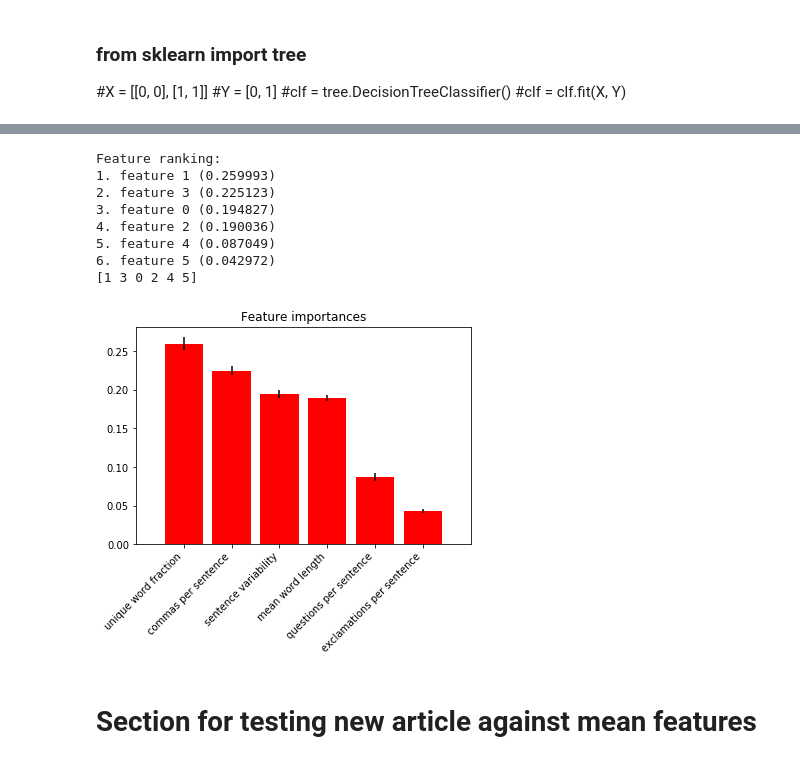
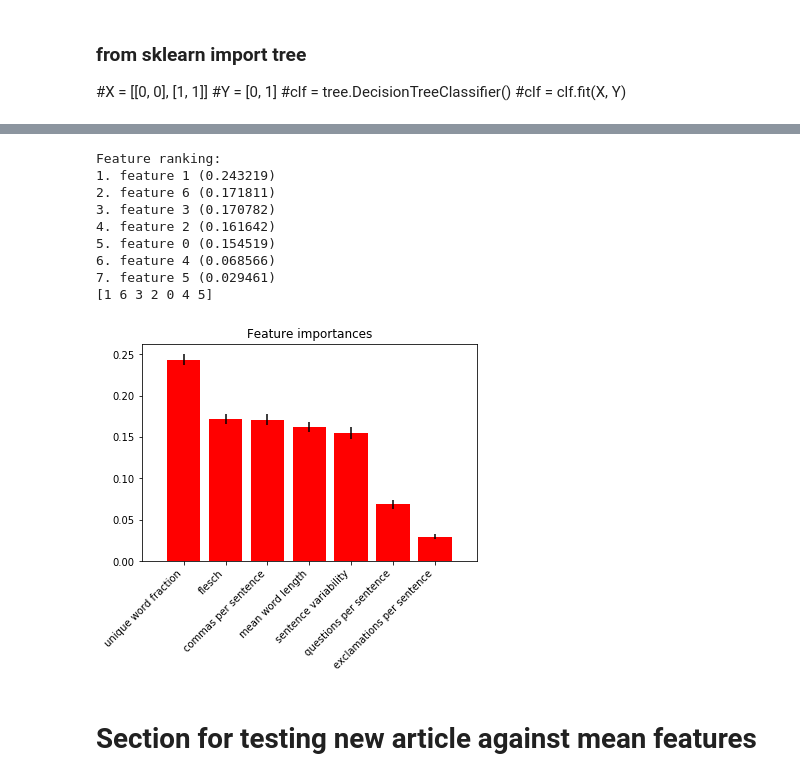
Before and after one commit to jwymbs23/insight, a Jupyter notebook: eda_news_articles.ipynb, the cells around one changed output, grey strips where cells are left out. Cells and saved outputs as stored; diff of their text form; code cells hidden in the pictures.

Commit message:
pickled dataframes, added flesch readability, added xgboost

```diff
--- a/eda_news_articles.ipynb
+++ b/eda_news_articles.ipynb
@@ -537,8 +672,11 @@ adverb_ps = []
 sup_adv_ps = []
 verb_ps = []
 sent_compound = []
+flesch = []
+#n_articles = 2000
 #VB, VBD, VBG, VBN, VBP, VBZ
 #RB, WRB, RBR, RBS
+#JJ, JJR, JJS
 #feature names: word_count, sent_count, sent_len, unique_word_frac, word_len, sent_len_std, cps
 for i in [nyt, breit, wapo, guard]:
     wc += i.word_count
@@ -549,12 +687,14 @@ for i in [nyt, breit, wapo, guard]:
     cps += i.cps
     qps += i.qps
     exps += i.exps
+    flesch += i.flesch_level
     #adverb_ps += [float(sum(dict_vals.values())/sl) for dict_vals, sl in zip(i.adverb_count, i.sent_count)]
     #sup_adv_ps += [float(dict_vals['WRB']/sl) for dict_vals, sl in zip(i.adverb_count, i.sent_count)]
     #verb_ps += [float(dict_vals['VBZ']/sl) for dict_vals, sl in zip(i.verb_count, i.sent_count)]
     #sent_compound += [vec[2] if vec[1] + vec[3] == 0 else vec[2]/(vec[1] + vec[3]) for vec in i.sentiment_vec]
-print(sup_adv_ps[:10])
-print(sent_compound[:10])
+#print(sup_adv_ps[:10])
+#print(sent_compound[:10])
+print(flesch[:10])
 #print(nyt.adverb_count)
 #print(total_adverb_ps[:10])
 #wc = nyt_wc + breit_wc + wapo_wc
@@ -570,15 +709,16 @@ print(sent_compound[:10])
 # %%
 #combine features
-X = [[i, j, k, l, m, n] for i, j, k, l, m, n in zip(
-    sent_len_std, unique_word_frac, word_len, cps, qps, exps)]#, sup_adv_ps, verb_ps, sent_compound)]
+X = [[i, j, k, l, m, n, o] for i, j, k, l, m, n, o in zip(
+    sent_len_std, unique_word_frac, word_len, cps, qps, exps, flesch)]#, sup_adv_ps, verb_ps, sent_compound)]
 
 feature_names = ['sentence variability', 'unique word fraction',
                  'mean word length', 'commas per sentence', 'questions per sentence',
-                 'exclamations per sentence']#, 'adverbs per sentence',
+                 'exclamations per sentence', 'flesch']#, 'adverbs per sentence',
                  #'verbs per sentence', 'sent_compound']
 
 n_samples = len(X)
 data_boundaries = [len(i.word_count) for i in [nyt, breit, wapo, guard]]
+#data_boundaries = [n_articles for i in [nyt, breit, wapo, guard]]
 print(data_boundaries)
 cumulative_bounds = [0]
 for ci, i in enumerate(data_boundaries):
@@ -627,8 +768,12 @@ print(len(text_list))
 #clf = clf.fit(X_train, y_train)
 
 from sklearn.ensemble import RandomForestClassifier
-clf = RandomForestClassifier(n_estimators=20)
-clf = clf.fit(X_train, y_train)
+rf_clf = RandomForestClassifier(n_estimators=20)
+for i in range(100,4500, 100):
+    rand_start = random.randint(0,4500 - i)
+    rf_clf = rf_clf.fit(X_train[rand_start:rand_start + i], y_train[rand_start:rand_start + i])
 
-y_pred = clf.predict(X_test)
+    print(rf_clf.score(X_test, y_test))
+
+y_pred = rf_clf.predict(X_test)
 #chance = [0 if random.random() > 0.5 else 1 for _ in range(len(y_pred))]
@@ -634,0 +798,8 @@ y_pred = clf.predict(X_test)
+# %%
+from sklearn.ensemble import GradientBoostingClassifier
+
+xg_clf = GradientBoostingClassifier(n_estimators=20, learning_rate=0.1,
+                                 max_depth=10, random_state=0).fit(X_train, y_train)
+print(xg_clf.score(X_test, y_test))
+
+y_pred = xg_clf.predict(X_test)
@@ -689,32 +862,33 @@ Normalized confusion matrix
 # %%
-importances = clf.feature_importances_
+importances = xg_clf.feature_importances_
 std = np.std([tree.feature_importances_ for tree in clf.estimators_],
              axis=0)
 indices = np.argsort(importances)[::-1]
 
 # Print the feature ranking
 print("Feature ranking:")
 
 for f in range(len(X[0])):#.shape[1]):
     print("%d. feature %d (%f)" % (f + 1, indices[f], importances[indices[f]]))
 
     # Plot the feature importances of the forest
 plt.figure()
 plt.title("Feature importances")
 plt.bar(range(len(X[0])), importances[indices],
        color="r", yerr=std[indices], align="center")
 print(indices)
 plt.xticks(range(len(X[0])), [feature_names[i] for i in indices], rotation = 45, ha = 'right')
 plt.xlim([-1, len(X[0])])
 plt.show()
 # %% [output]
 Feature ranking:
-1. feature 1 (0.259993)
-2. feature 3 (0.225123)
-3. feature 0 (0.194827)
-4. feature 2 (0.190036)
-5. feature 4 (0.087049)
-6. feature 5 (0.042972)
-[1 3 0 2 4 5]
+1. feature 1 (0.243219)
+2. feature 6 (0.171811)
+3. feature 3 (0.170782)
+4. feature 2 (0.161642)
+5. feature 0 (0.154519)
+6. feature 4 (0.068566)
+7. feature 5 (0.029461)
+[1 6 3 2 0 4 5]
-[figure, old version]
+[figure, new version]
 # %%
```
Also changed, not shown: parts of 19 cells of this notebook.
